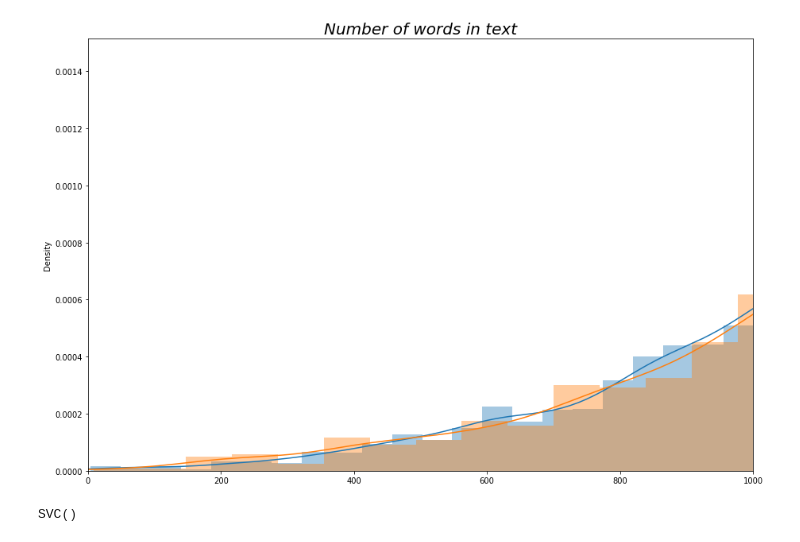
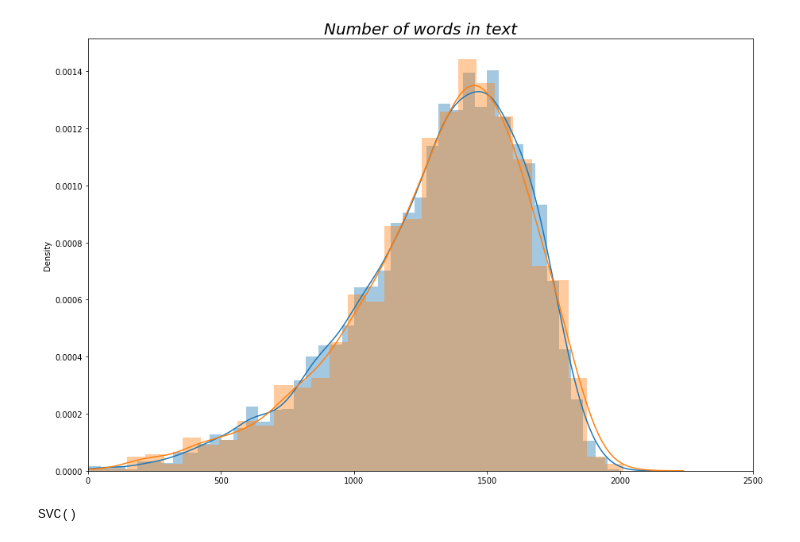
Before and after one commit to squid-cat/MBTI-NLP, a Jupyter notebook: main.ipynb, the cells around one changed output. Saved outputs shown, nothing was run; the diff lists cells and outputs as text; code cells hidden in the pictures.

```diff
--- a/main.ipynb
+++ b/main.ipynb
@@ -55,12 +55,12 @@ test_data.posts,test_length=clear_text(test_data)
 # %%
 plt.figure(figsize=(15,10))
 sns.distplot(train_length,label='train data word length')
 sns.distplot(test_length,label='test data word length')
 plt.title('Number of words in text',fontdict={'size':20,'style':'italic'})
-plt.xlim(00, 1000)
+plt.xlim(0, 2500)
 plt.show()
 # %% [output]
-[figure, old version]
+[figure, new version]
 # %%
 vectorizer=TfidfVectorizer( max_features=5000,stop_words='english')
 vectorizer.fit(train_data.posts)
```
